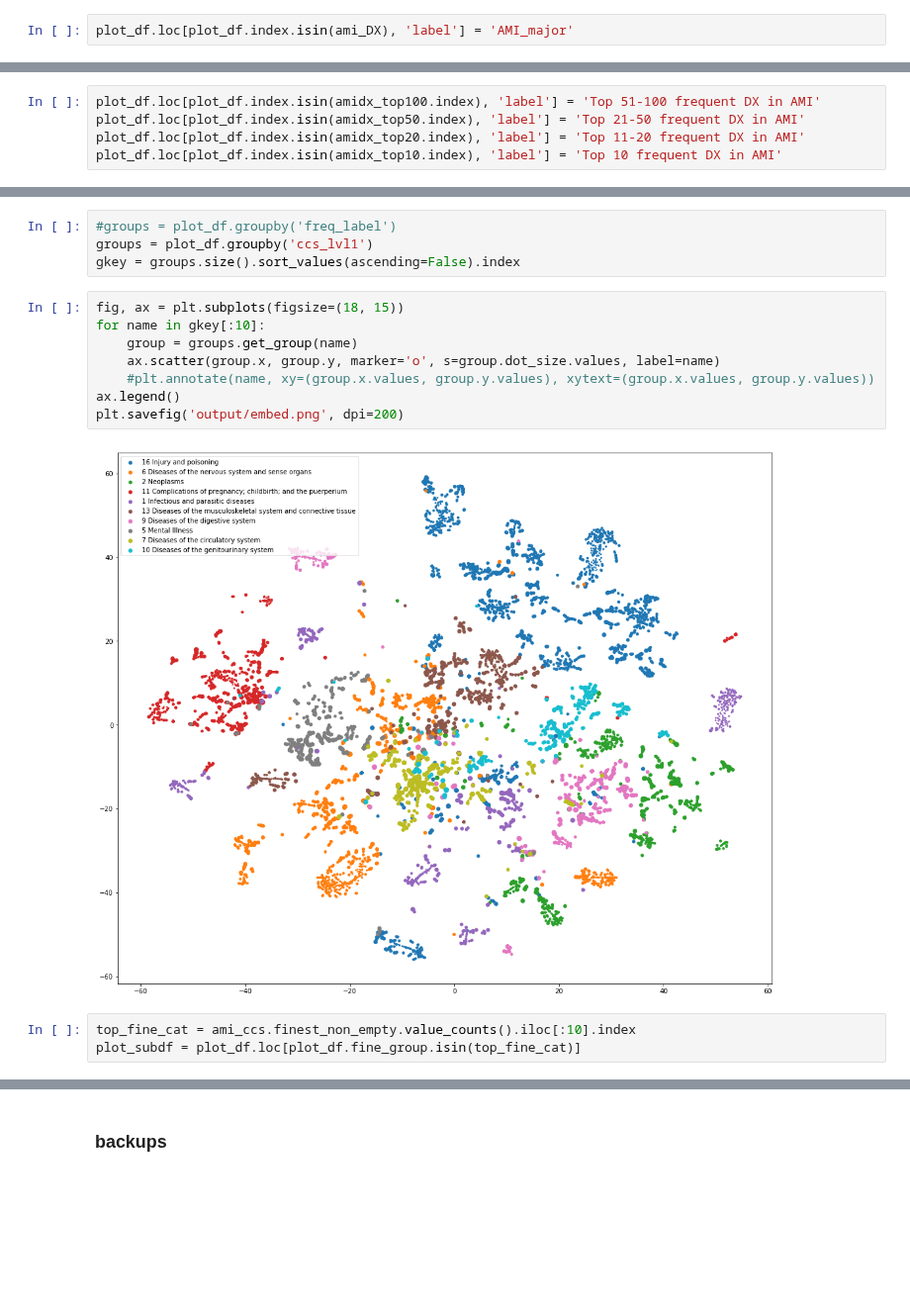
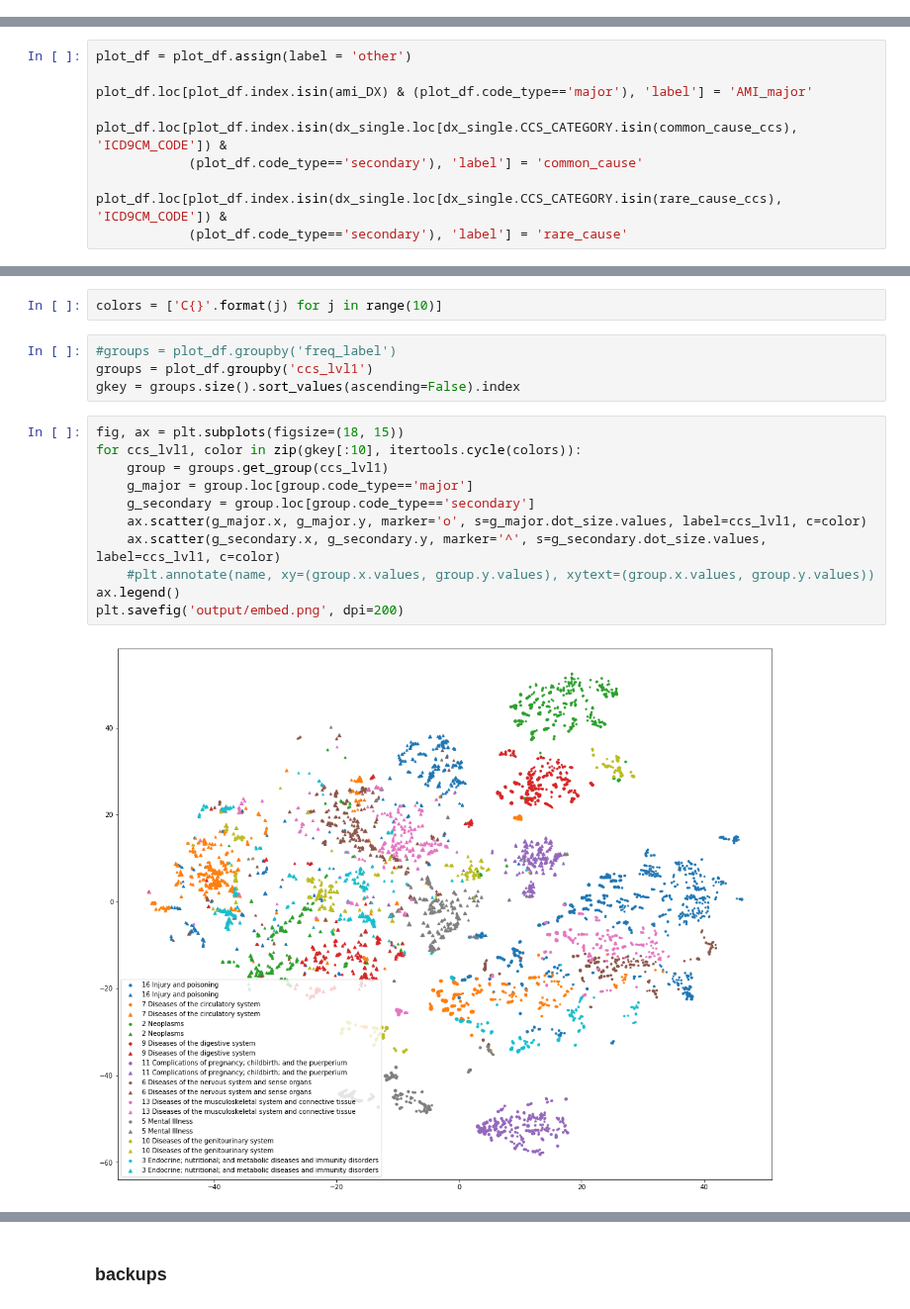
Before and after one commit to wenshuoliu/DLproj, a Jupyter notebook: NRD/GloVe_pretrain.ipynb, the cells around one changed output, grey strips where cells are left out. Shown at 99% size. Cells and saved outputs as stored; diff of their text form; blank space fills up the shorter version.

```diff
--- a/NRD/GloVe_pretrain.ipynb
+++ b/NRD/GloVe_pretrain.ipynb
@@ -911,4 +483,2 @@ plot_df = plot_df.assign(label = 'other')
 # %% [markdown]
 AMI cohort labels:
-# %%
-plot_df.loc[plot_df.index.isin(ami_DX), 'label'] = 'AMI_major'
@@ -915,14 +511,19 @@ plot_df.loc[plot_df.index.isin(ami_DX), 'label'] = 'AMI_major'
+# %%
+plot_df = plot_df.assign(label = 'other')
+
+plot_df.loc[plot_df.index.isin(ami_DX) & (plot_df.code_type=='major'), 'label'] = 'AMI_major'
+
+plot_df.loc[plot_df.index.isin(dx_single.loc[dx_single.CCS_CATEGORY.isin(common_cause_ccs), 'ICD9CM_CODE']) &
+            (plot_df.code_type=='secondary'), 'label'] = 'common_cause'
+
+plot_df.loc[plot_df.index.isin(dx_single.loc[dx_single.CCS_CATEGORY.isin(rare_cause_ccs), 'ICD9CM_CODE']) &
+            (plot_df.code_type=='secondary'), 'label'] = 'rare_cause'
 # %%
 ami_DX0 = [c for c in ami_DX if c[-1]=='0']
 ami_DX1 = [c for c in ami_DX if c[-1]=='1']
 
 plot_df.loc[plot_df.index.isin(ami_DX0), 'label'] = 'Major DX 410x0'
 plot_df.loc[plot_df.index.isin(ami_DX1), 'label'] = 'Major DX 410x1'
-# %%
-plot_df.loc[plot_df.index.isin(amidx_top100.index), 'label'] = 'Top 51-100 frequent DX in AMI'
-plot_df.loc[plot_df.index.isin(amidx_top50.index), 'label'] = 'Top 21-50 frequent DX in AMI'
-plot_df.loc[plot_df.index.isin(amidx_top20.index), 'label'] = 'Top 11-20 frequent DX in AMI'
-plot_df.loc[plot_df.index.isin(amidx_top10.index), 'label'] = 'Top 10 frequent DX in AMI'
 # %% [markdown]
 Diabetes Mellitus, Hyperlipidemia, and Hypertension labels:
 # %%
@@ -958,20 +559,22 @@ other    15064
 4011         1
 25002        1
 Name: label, dtype: int64
+# %%
+colors = ['C{}'.format(j) for j in range(10)]
 # %%
 #groups = plot_df.groupby('freq_label')
 groups = plot_df.groupby('ccs_lvl1')
 gkey = groups.size().sort_values(ascending=False).index
 # %%
 fig, ax = plt.subplots(figsize=(18, 15))
-for name in gkey[:10]:
-    group = groups.get_group(name)
-    ax.scatter(group.x, group.y, marker='o', s=group.dot_size.values, label=name)
+for ccs_lvl1, color in zip(gkey[:10], itertools.cycle(colors)):
+    group = groups.get_group(ccs_lvl1)
+    g_major = group.loc[group.code_type=='major']
+    g_secondary = group.loc[group.code_type=='secondary']
+    ax.scatter(g_major.x, g_major.y, marker='o', s=g_major.dot_size.values, label=ccs_lvl1, c=color)
+    ax.scatter(g_secondary.x, g_secondary.y, marker='^', s=g_secondary.dot_size.values, label=ccs_lvl1, c=color)
     #plt.annotate(name, xy=(group.x.values, group.y.values), xytext=(group.x.values, group.y.values))
 ax.legend()
 plt.savefig('output/embed.png', dpi=200)
 # %% [output]
-[figure, old version]
+[figure, new version]
-# %%
-top_fine_cat = ami_ccs.finest_non_empty.value_counts().iloc[:10].index
-plot_subdf = plot_df.loc[plot_df.fine_group.isin(top_fine_cat)]
```
Also changed, not shown: parts of 112 cells of this notebook, 13 other files.
